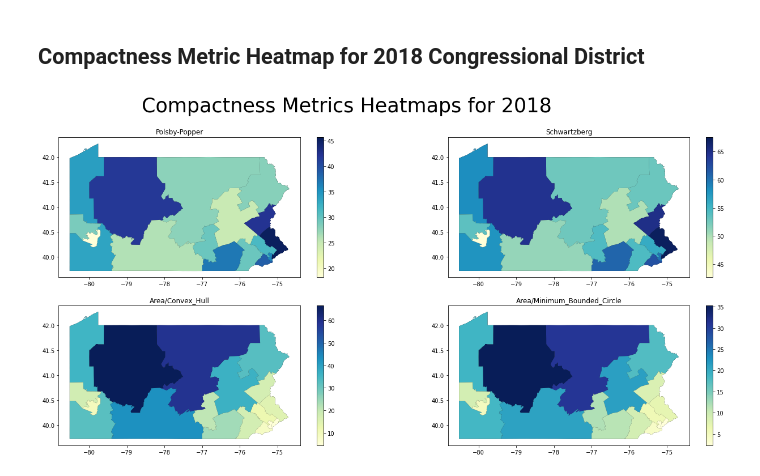
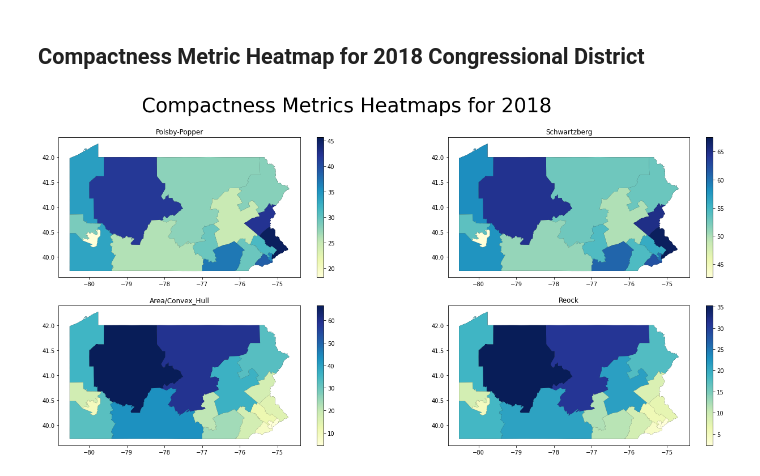
Before and after one commit to rahulmnair1997/Clustering-and-Regression-Analysis-of-Gerrymandering, a Jupyter notebook: EDA.ipynb, the cells around one changed output. Saved outputs shown, nothing was run; the diff lists cells and outputs as text; code cells hidden in the pictures.

```diff
--- a/EDA.ipynb
+++ b/EDA.ipynb
@@ -346,19 +346,19 @@ plt.show()
 # %%
 fig, axs = plt.subplots(nrows=2, ncols=2, figsize=(20, 10))
 plt.subplots_adjust(right=1)
 axs[0,0].set_title("Polsby-Popper")
 axs[0,1].set_title("Schwartzberg")
 axs[1,0].set_title("Area/Convex_Hull")
-axs[1,1].set_title("Area/Minimum_Bounded_Circle")
+axs[1,1].set_title("Reock")
 fig.suptitle('Compactness Metrics Heatmaps for 2018', fontsize=35)
 geo_df_18.plot(ax=axs[0,0], color='Black', linewidth=1)
 geo_df_18.plot(column='polsby',cmap='YlGnBu', legend=True, ax=axs[0,0])
 geo_df_18.plot(ax=axs[0,1], color='Black', linewidth=1)
 geo_df_18.plot(column='schwartz',cmap='YlGnBu', legend=True, ax=axs[0,1])
 geo_df_18.plot(ax=axs[1,0], color='Black', linewidth=1)
 geo_df_18.plot(column='area/convex_hull', cmap='YlGnBu', legend=True, ax=axs[1,0])
 geo_df_18.plot(ax=axs[1,1], color='Black', linewidth=1)
 geo_df_18.plot(column='area/circle_area', cmap='YlGnBu', legend=True, ax=axs[1,1])
 plt.show()
 # %% [output]
-[figure, old version]
+[figure, new version]
```
Also changed, not shown: parts of 7 cells of this notebook.
